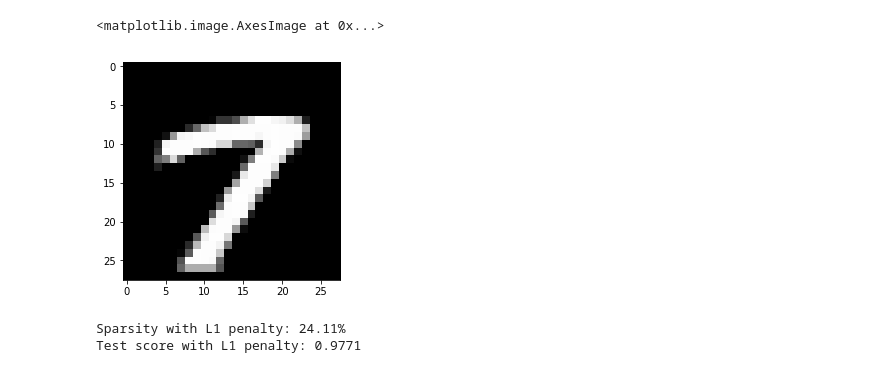
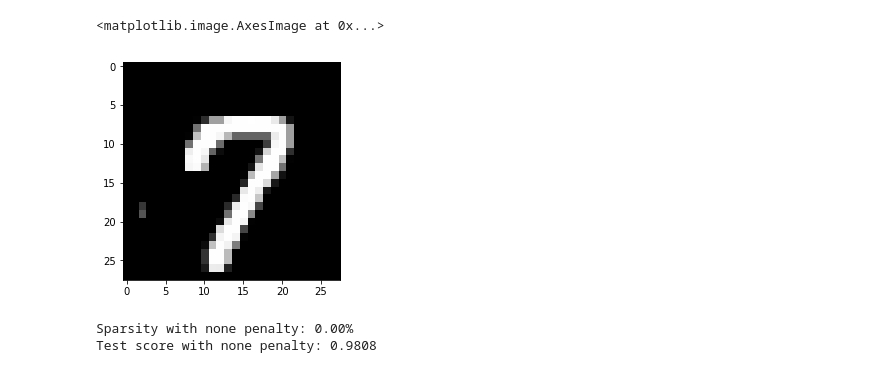
Before and after one commit to hellkvist/Adversarial-Playground, a Jupyter notebook: mnist_softmax_adversarial_sign.ipynb, the cells around one changed output. Saved outputs shown, nothing was run; the diff lists cells and outputs as text; code cells hidden in the pictures.

```diff
--- a/mnist_softmax_adversarial_sign.ipynb
+++ b/mnist_softmax_adversarial_sign.ipynb
@@ -14,19 +14,15 @@ t0 = time.time()
 train_samples = 4000
 
 # Load data from https://www.openml.org/d/554
-X, y = fetch_openml("mnist_784", version=1, return_X_y=True, as_frame=False)
-
-coef_idxs = np.array([3, 7])
-X = X[(y=='3')|(y=='7'),:] ### With two classes, the clf is binary hence only one set of coef
-y = y[(y=='3')|(y=='7')]
-
-random_state = check_random_state(0)
-permutation = random_state.permutation(X.shape[0])
-X = X[permutation]
-y = y[permutation]
-X = X.reshape((X.shape[0], -1))
-
-X_train, X_test, y_train, y_test = train_test_split(
-    X, y, train_size=train_samples, test_size=10000
-)
+X_raw, y_raw = fetch_openml("mnist_784", version=1, return_X_y=True, as_frame=False)
+# %%
+coef_idxs = np.array([3, 7])
+X = X_raw[(y_raw=='3')|(y_raw=='7'),:] ### With two classes, the clf is binary hence only one set of coef
+y = y_raw[(y_raw=='3')|(y_raw=='7')]
+
+random_state = check_random_state(0)
+permutation = random_state.permutation(X.shape[0])
+X = X[permutation]
+y = y[permutation]
+X = X.reshape((X.shape[0], -1))
 # %%
@@ -34,26 +34,25 @@ scaler = MinMaxScaler()
 X_train = 1.0 - scaler.fit_transform(X_train)
 X_test = 1.0 - scaler.transform(X_test)
 # %%
-plt.imshow(X_train[0,:].reshape(28,28), cmap=plt.cm.Greys)
+
+plt.imshow(X_train[np.random.choice(X_train.shape[0]),:].reshape(28,28), cmap=plt.cm.Greys)
 # %% [output]
 <matplotlib.image.AxesImage at 0x...>
-[figure, old version]
+[figure, new version]
 # %%
+my_penalty = "none"
 # Turn up tolerance for faster convergence
-clf = LogisticRegression(C=50.0 / train_samples, penalty="none", solver="saga", tol=0.1)
-clf.fit(X_train, y_train)
-coef_sign_= np.sign(clf.coef_)
-sparsity = np.mean(clf.coef_ == 0) * 100
-score = clf.score(X_test, y_test)
+clf_none = LogisticRegression(C=50.0 / train_samples, penalty=my_penalty, solver="saga", tol=0.1)
+clf_none.fit(X_train, y_train)
+coef_sign_= np.sign(clf_none.coef_)
+sparsity = np.mean(clf_none.coef_ == 0) * 100
+score = clf_none.score(X_test, y_test)
+# print('Best C % .4f' % clf.C_)
+print("Sparsity with " + my_penalty + " penalty: %.2f%%" % sparsity)
+print("Test score with " + my_penalty + " penalty: %.4f" % score)
+# %% [output]
+Sparsity with none penalty: 0.00%
+Test score with none penalty: 0.9808
-# %%
-sparsity = np.mean(clf.coef_ == 0) * 100
-score = clf.score(X_test, y_test)
-# print('Best C % .4f' % clf.C_)
-print("Sparsity with L1 penalty: %.2f%%" % sparsity)
-print("Test score with L1 penalty: %.4f" % score)
-# %% [output]
-Sparsity with L1 penalty: 24.11%
-Test score with L1 penalty: 0.9771
 # %%
 plt.figure(figsize=(10, 5))
 spl = plt.subplot(1,2,1)
```
Also changed, not shown: parts of 6 cells of this notebook.
